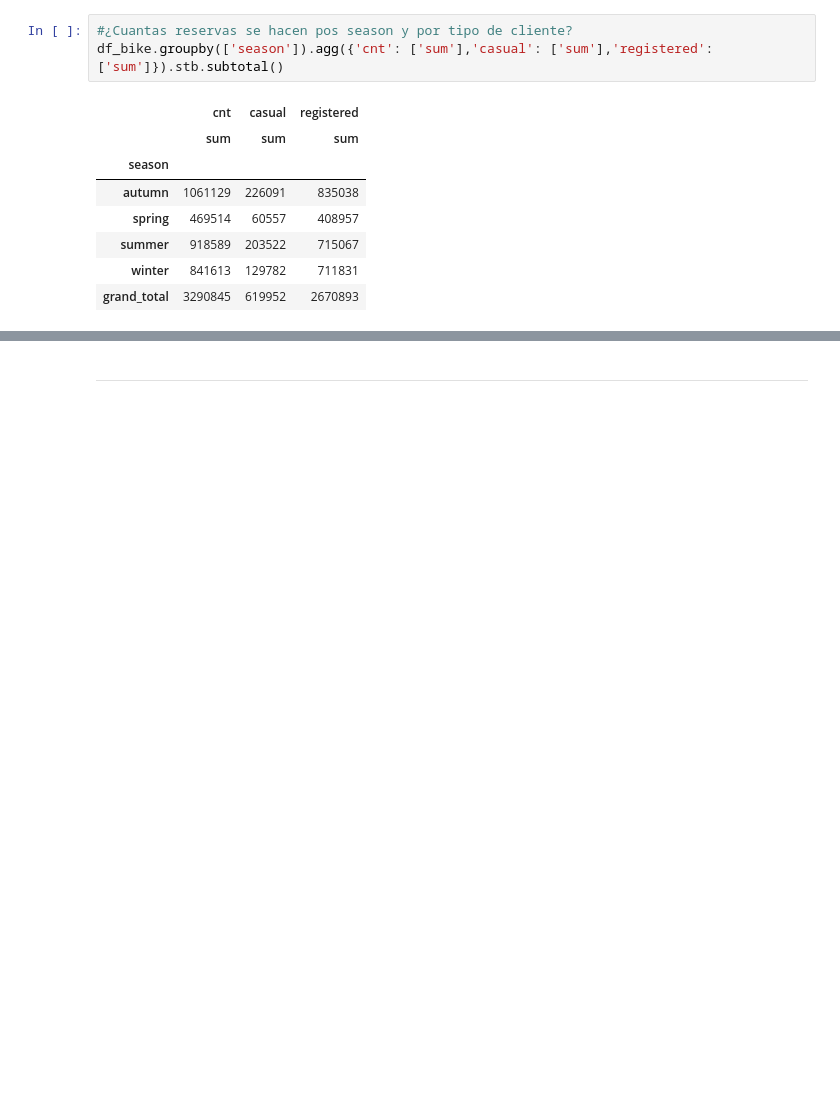
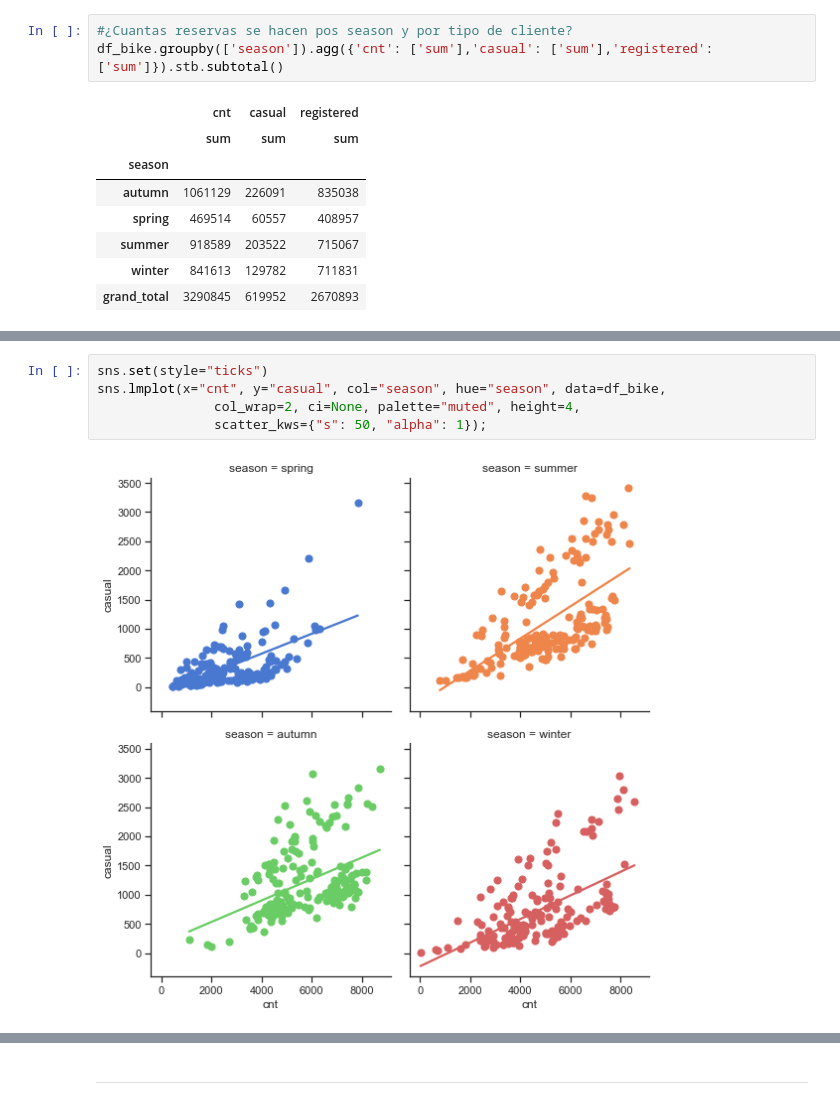
Before and after one commit to Adalab/project-da-promo-A-module-3-team-1, a Jupyter notebook: Proyecto.ipynb, the cells around one changed output, grey strips where cells are left out. Drawn from its saved outputs; the diff is of its cells as text; blank space fills up the shorter version.

```diff
--- a/Proyecto.ipynb
+++ b/Proyecto.ipynb
@@ -125,2 +146,9 @@ df_bike.groupby(['season']).agg({'cnt': ['sum'],'casual': ['sum'],'registered':
+# %%
+sns.set(style="ticks")
+sns.lmplot(x="cnt", y="casual", col="season", hue="season", data=df_bike,
+               col_wrap=2, ci=None, palette="muted", height=4,
+               scatter_kws={"s": 50, "alpha": 1});
+# %% [output]
+[figure, added]
 # %%
 # media de reservas por season y tipo de cliente
```
Also changed, not shown: parts of 23 cells of this notebook.
